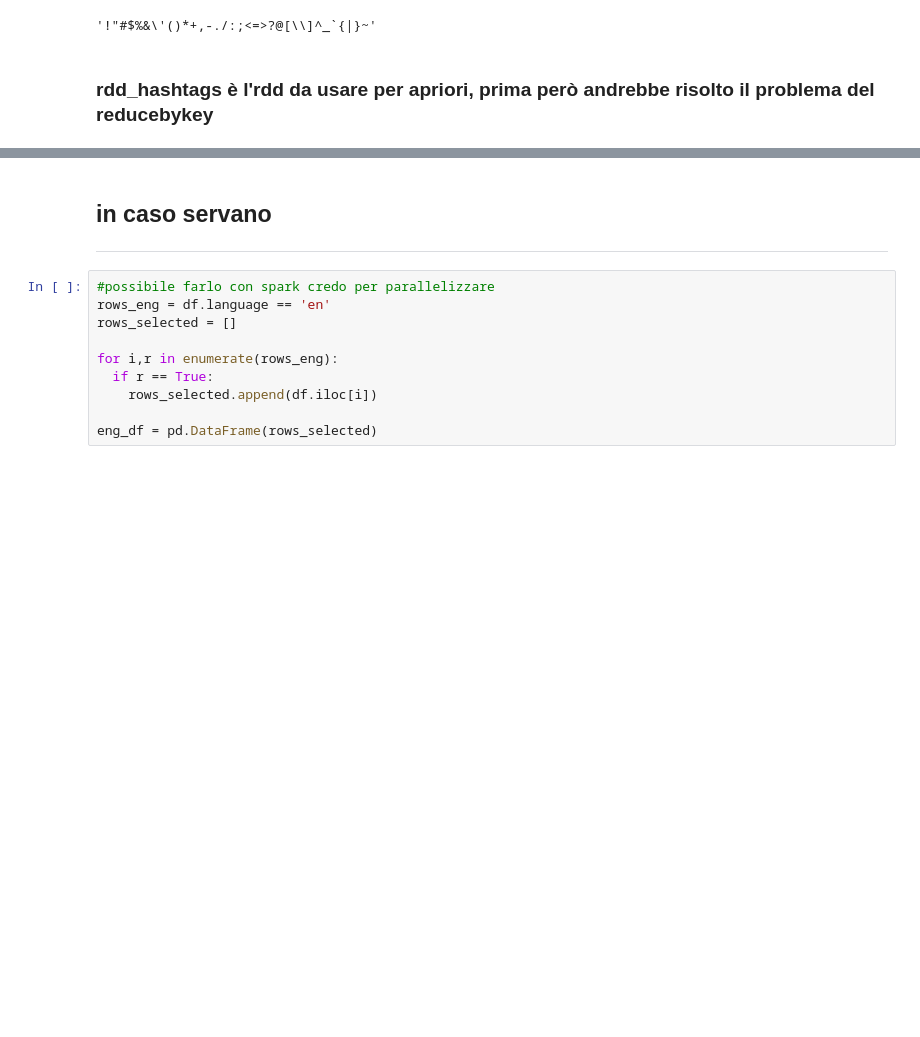
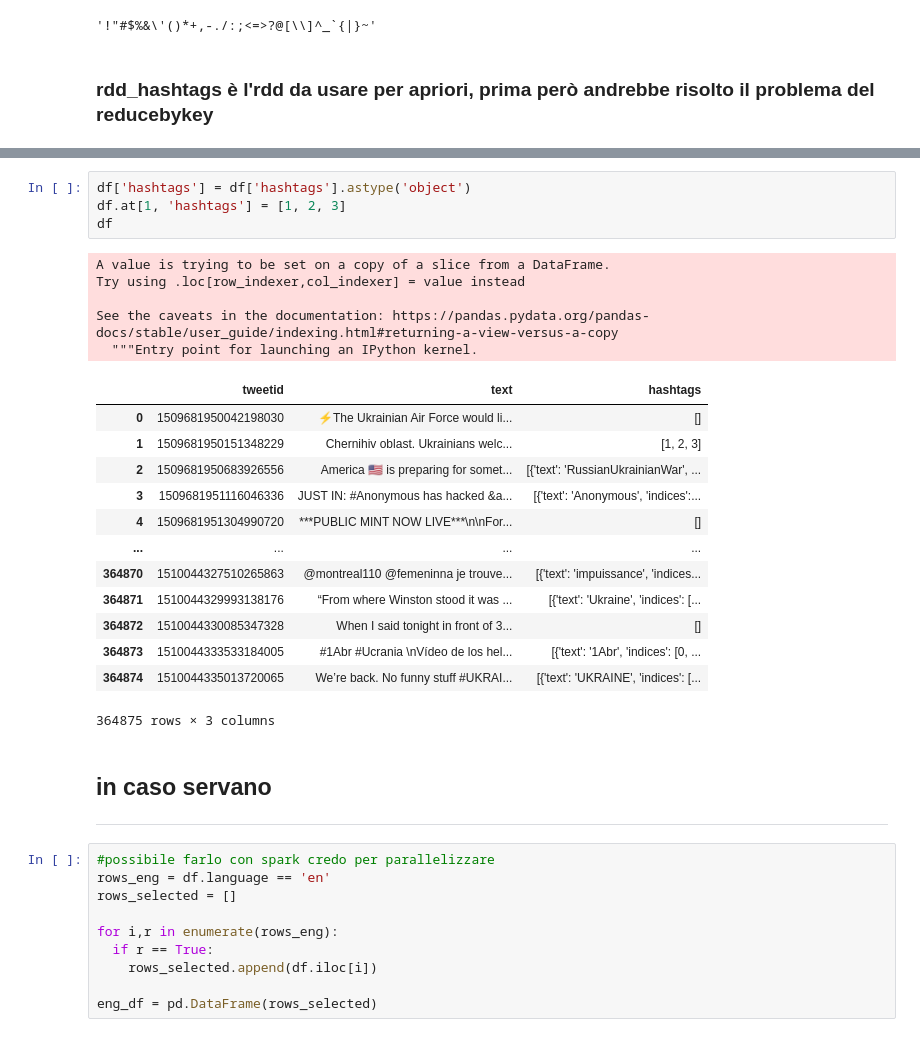
Before and after one commit to fedeflowers/Project_Algorithms_for_massive_datasets, a Jupyter notebook: PROGETTO_AMD.ipynb, the cells around one changed output, grey strips where cells are left out. Cells and saved outputs as stored; diff of their text form; blank space fills up the shorter version.

```diff
--- a/PROGETTO_AMD.ipynb
+++ b/PROGETTO_AMD.ipynb
@@ -284,3 +356,26 @@ puncts
+# %%
+df['hashtags'] = df['hashtags'].astype('object')
+df.at[1, 'hashtags'] = [1, 2, 3]
+df
+# %% [output]
+A value is trying to be set on a copy of a slice from a DataFrame.
+Try using .loc[row_indexer,col_indexer] = value instead
+
+See the caveats in the documentation: https://pandas.pydata.org/pandas-docs/stable/user_guide/indexing.html#returning-a-view-versus-a-copy
+  """Entry point for launching an IPython kernel.
+|  | tweetid | text | hashtags |
+| 0 | 1509681950042198030 | ⚡The Ukrainian Air Force would li... | [] |
+| 1 | 1509681950151348229 | Chernihiv oblast. Ukrainians welc... | [1, 2, 3] |
+| 2 | 1509681950683926556 | America 🇺🇸 is preparing for somet... | [{'text': 'RussianUkrainianWar', ... |
+| 3 | 1509681951116046336 | JUST IN: #Anonymous has hacked &a... | [{'text': 'Anonymous', 'indices':... |
+| 4 | 1509681951304990720 | ***PUBLIC MINT NOW LIVE***\n\nFor... | [] |
+| ... | ... | ... | ... |
+| 364870 | 1510044327510265863 | @montreal110 @femeninna je trouve... | [{'text': 'impuissance', 'indices... |
+| 364871 | 1510044329993138176 | “From where Winston stood it was ... | [{'text': 'Ukraine', 'indices': [... |
+| 364872 | 1510044330085347328 | When I said tonight in front of 3... | [] |
+| 364873 | 1510044333533184005 | #1Abr #Ucrania \nVídeo de los hel... | [{'text': '1Abr', 'indices': [0, ... |
+| 364874 | 1510044335013720065 | We’re back. No funny stuff #UKRAI... | [{'text': 'UKRAINE', 'indices': [... |
+364875 rows × 3 columns
 # %% [markdown]
 ## in caso servano
 __________________________________________________________________
```
Also changed, not shown: parts of 33 cells of this notebook.
